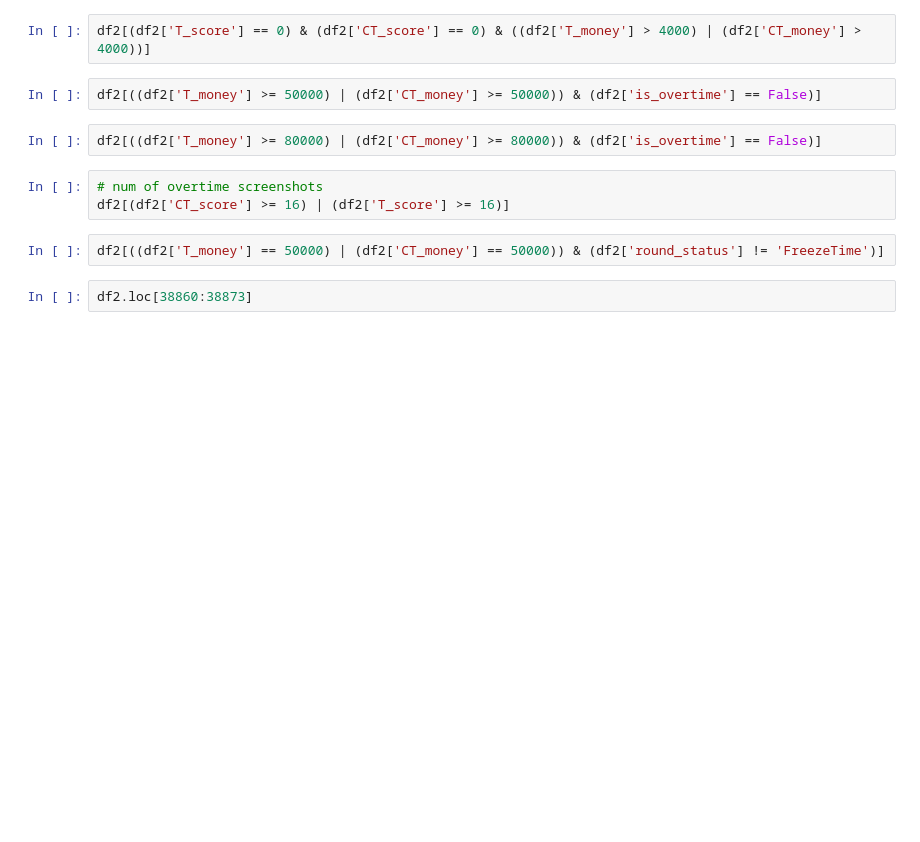
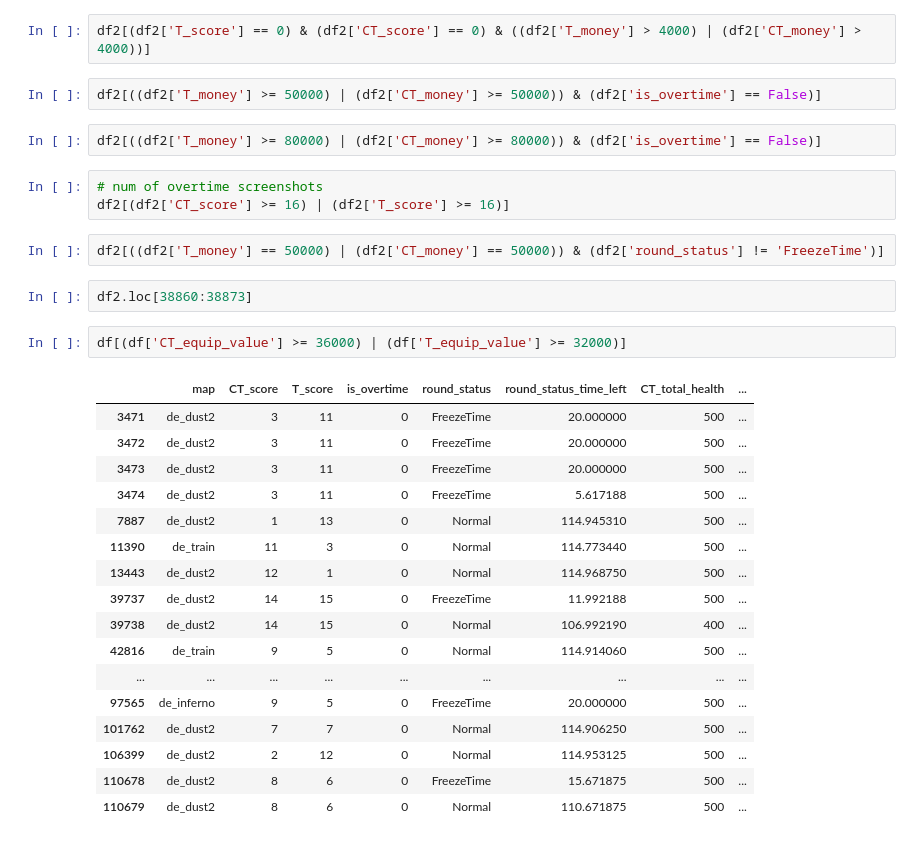
Before and after one commit to EgzysT/CS-GO-ML-Predictions, a Jupyter notebook: Main.ipynb, the cells around one changed output. Saved outputs shown, nothing was run; the diff lists cells and outputs as text; blank space fills up the shorter version.

```diff
--- a/Main.ipynb
+++ b/Main.ipynb
@@ -278,3 +238,23 @@ df2[(df2['CT_score'] >= 16) | (df2['T_score'] >= 16)]
 df2[((df2['T_money'] == 50000) | (df2['CT_money'] == 50000)) & (df2['round_status'] != 'FreezeTime')]
 # %%
 df2.loc[38860:38873]
+# %%
+df[(df['CT_equip_value'] >= 36000) | (df['T_equip_value'] >= 32000)]
+# %% [output]
+|  | map | CT_score | T_score | is_overtime | round_status | round_status_time_left | CT_total_health | ... |
+| 3471 | de_dust2 | 3 | 11 | 0 | FreezeTime | 20.000000 | 500 | ... |
+| 3472 | de_dust2 | 3 | 11 | 0 | FreezeTime | 20.000000 | 500 | ... |
+| 3473 | de_dust2 | 3 | 11 | 0 | FreezeTime | 20.000000 | 500 | ... |
+| 3474 | de_dust2 | 3 | 11 | 0 | FreezeTime | 5.617188 | 500 | ... |
+| 7887 | de_dust2 | 1 | 13 | 0 | Normal | 114.945310 | 500 | ... |
+| 11390 | de_train | 11 | 3 | 0 | Normal | 114.773440 | 500 | ... |
+| 13443 | de_dust2 | 12 | 1 | 0 | Normal | 114.968750 | 500 | ... |
+| 39737 | de_dust2 | 14 | 15 | 0 | FreezeTime | 11.992188 | 500 | ... |
+| 39738 | de_dust2 | 14 | 15 | 0 | Normal | 106.992190 | 400 | ... |
+| 42816 | de_train | 9 | 5 | 0 | Normal | 114.914060 | 500 | ... |
+| ... | ... | ... | ... | ... | ... | ... | ... | ... |
+| 97565 | de_inferno | 9 | 5 | 0 | FreezeTime | 20.000000 | 500 | ... |
+| 101762 | de_dust2 | 7 | 7 | 0 | Normal | 114.906250 | 500 | ... |
+| 106399 | de_dust2 | 2 | 12 | 0 | Normal | 114.953125 | 500 | ... |
+| 110678 | de_dust2 | 8 | 6 | 0 | FreezeTime | 15.671875 | 500 | ... |
+| 110679 | de_dust2 | 8 | 6 | 0 | Normal | 110.671875 | 500 | ... |
```
Also changed, not shown: parts of 15 cells of this notebook, 5 other files.
